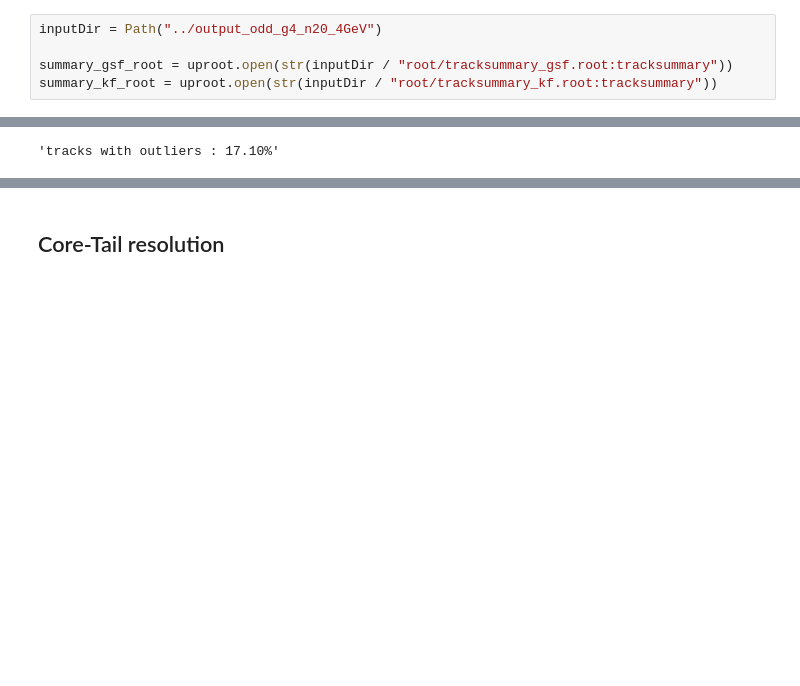
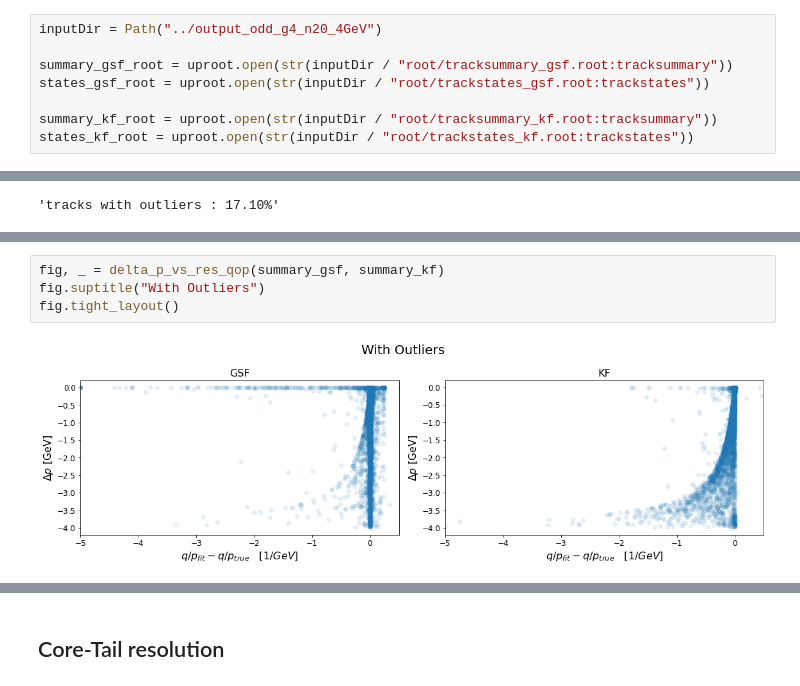
Before and after one commit to benjaminhuth/acts-gsf-scripts, a Jupyter notebook: notebooks/analysis_core_tail.ipynb, the cells around one changed output, grey strips where cells are left out. Drawn from its saved outputs; the diff is of its cells as text; blank space fills up the shorter version.

```diff
--- a/notebooks/analysis_core_tail.ipynb
+++ b/notebooks/analysis_core_tail.ipynb
@@ -18,4 +27,7 @@ def summary_to_df(rootobj, keys):
 inputDir = Path("../output_odd_g4_n20_4GeV")
 
 summary_gsf_root = uproot.open(str(inputDir / "root/tracksummary_gsf.root:tracksummary"))
+states_gsf_root = uproot.open(str(inputDir / "root/trackstates_gsf.root:trackstates"))
+
 summary_kf_root = uproot.open(str(inputDir / "root/tracksummary_kf.root:tracksummary"))
+states_kf_root = uproot.open(str(inputDir / "root/trackstates_kf.root:trackstates"))
@@ -46,0 +103,6 @@ summary_gsf = summary_gsf[ summary_gsf["nOutliers"] == 0 ]
+# %%
+fig, _ = delta_p_vs_res_qop(summary_gsf, summary_kf)
+fig.suptitle("With Outliers")
+fig.tight_layout()
+# %% [output]
+[figure, added]
```
Also changed, not shown: parts of 28 cells of this notebook, 2 other files.
